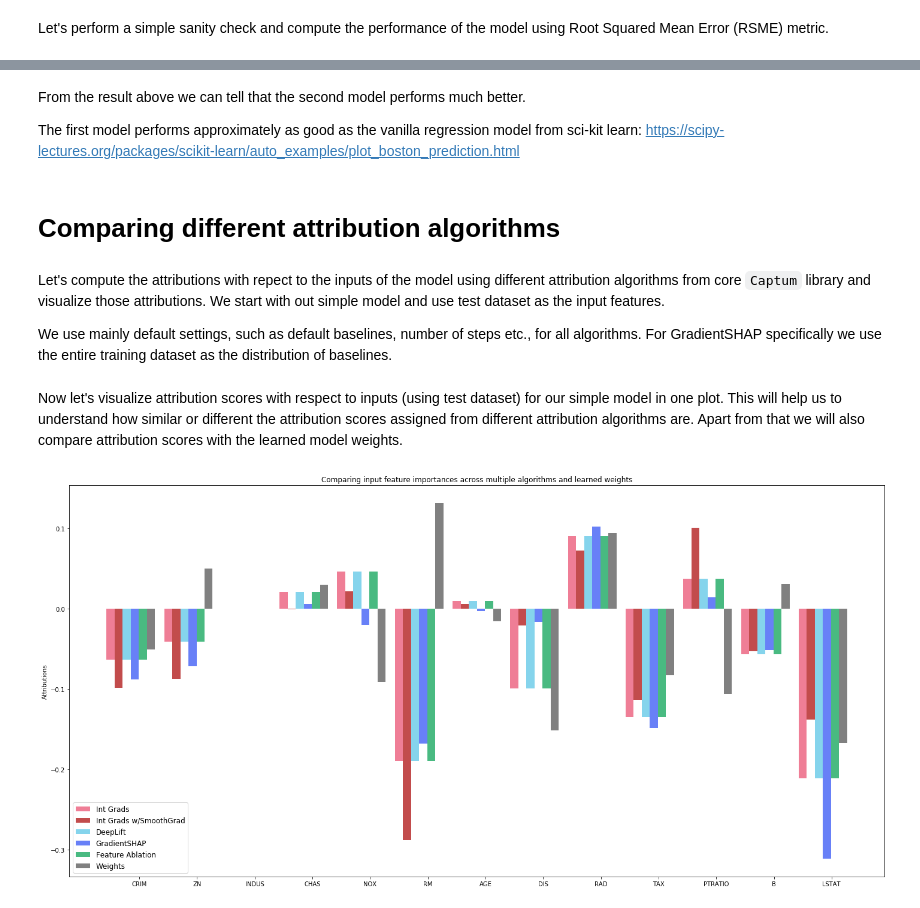
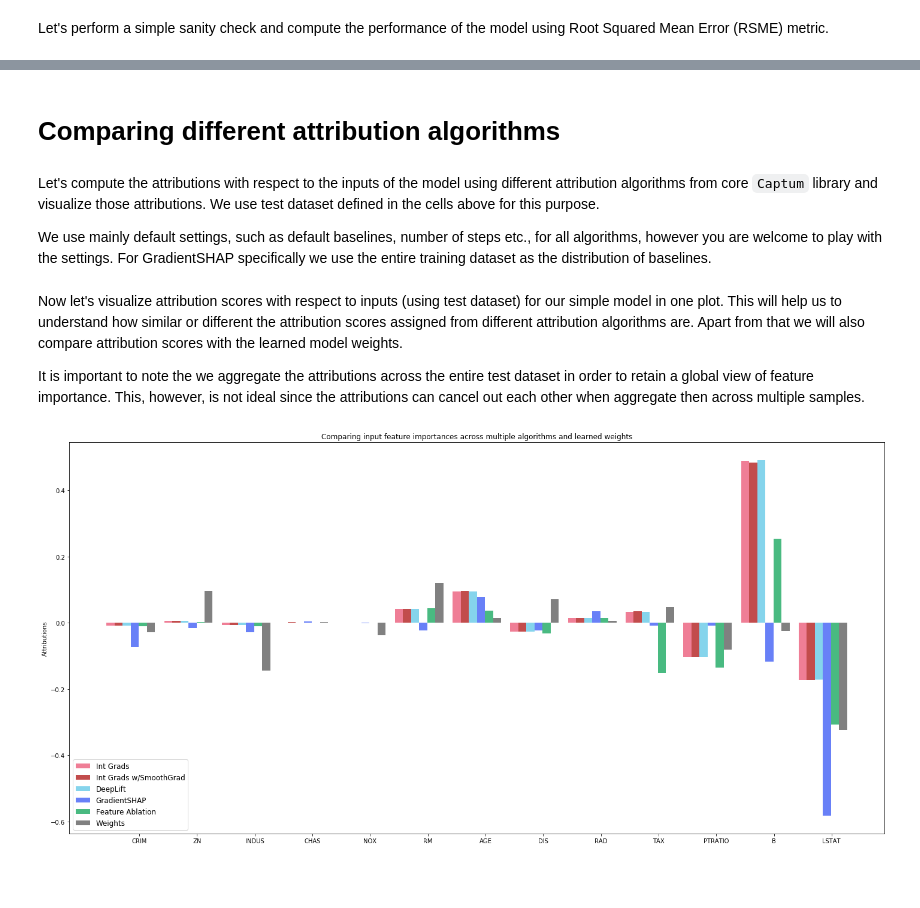
Before and after one commit to pytorch/captum, a Jupyter notebook: tutorials/House_Prices_Regression_Interpret.ipynb, the cells around one changed output, grey strips where cells are left out. Saved outputs shown, nothing was run; the diff lists cells and outputs as text; code cells hidden in the pictures; blank space fills up the shorter version.

```diff
--- a/tutorials/House_Prices_Regression_Interpret.ipynb
+++ b/tutorials/House_Prices_Regression_Interpret.ipynb
@@ -51,7 +42,7 @@ X_norm = scaler.transform(X)
 # %% [markdown]
 Let's use 70% of our data for training and the remaining 30% for testing.
 # %%
-X_train, X_test, y_train, y_test = train_test_split(X_norm, y, test_size=0.3, random_state=0)
+X_train, X_test, y_train, y_test = train_test_split(X, y, test_size=0.3, random_state=0)
 # %% [markdown]
 # Data Exploration
 # %% [markdown]
@@ -95,5 +90,8 @@ Defining default hyper parameters for the model.
 # %%
 batch_size = 50
 num_epochs = 200
-learning_rate = 0.01
-size_hidden= 50
+learning_rate = 0.0001
+size_hidden1 = 100
+size_hidden2 = 50
+size_hidden3 = 10
+size_hidden4 = 1
@@ -102,20 +100,15 @@ We will have two models. One is a simple linear model which is similar to linear
 # %%
-class BostonModelSimple(nn.Module):
-    def __init__(self):
-        super().__init__()
-        self.lin = nn.Linear(13, 1)
-
-    def forward(self, input):
-        return self.lin(input)
-
-
 class BostonModel(nn.Module):
     def __init__(self):
         super().__init__()
-        self.lin1 = nn.Linear(13, size_hidden)
-        self.relu = nn.ReLU()
-        self.lin2 = nn.Linear(size_hidden, 1)
+        self.lin1 = nn.Linear(13, size_hidden1)
+        self.relu1 = nn.ReLU()
+        self.lin2 = nn.Linear(size_hidden1, size_hidden2)
+        self.relu2 = nn.ReLU()
+        self.lin3 = nn.Linear(size_hidden2, size_hidden3)
+        self.relu3 = nn.ReLU()
+        self.lin4 = nn.Linear(size_hidden3, size_hidden4)
 
     def forward(self, input):
-        return self.lin2(self.relu(self.lin1(input)))
+        return self.lin4(self.relu3(self.lin3(self.relu2(self.lin2(self.relu1(self.lin1(input)))))))
 # %%
@@ -216,28 +184,25 @@ model err:  3.9368422
-# %% [markdown]
-From the result above we can tell that the second model performs much better.
-
-The first model performs approximately as good as the vanilla regression model from sci-kit learn:
-https://scipy-lectures.org/packages/scikit-learn/auto_examples/plot_boston_prediction.html
 # %% [markdown]
 # Comparing different attribution algorithms
 # %% [markdown]
-Let's compute the attributions with repect to the inputs of the model using different attribution algorithms from core `Captum` library and visualize those attributions. We start with out simple model and use test dataset as the input features.
+Let's compute the attributions with respect to the inputs of the model using different attribution algorithms from core `Captum` library and visualize those attributions. We use test dataset defined in the cells above for this purpose.
 
-We use mainly default settings, such as default baselines, number of steps etc., for all algorithms. For GradientSHAP specifically we use the entire training dataset as the distribution of baselines.
+We use mainly default settings, such as default baselines, number of steps etc., for all algorithms, however you are welcome to play with the settings. For GradientSHAP specifically we use the entire training dataset as the distribution of baselines.
 # %%
-ig = IntegratedGradients(model_smpl)
+ig = IntegratedGradients(model)
 ig_nt = NoiseTunnel(ig)
-dl = DeepLift(model_smpl)
-gs = GradientShap(model_smpl)
-fa = FeatureAblation(model_smpl)
+dl = DeepLift(model)
+gs = GradientShap(model)
+fa = FeatureAblation(model)
 
-ig_attr_test = ig.attribute(X_test)
+ig_attr_test = ig.attribute(X_test, n_steps=50)
 ig_nt_attr_test = ig_nt.attribute(X_test)
 dl_attr_test = dl.attribute(X_test)
 gs_attr_test = gs.attribute(X_test, X_train)
-fa_attr_test = fa.attribute(X_test
+fa_attr_test = fa.attribute(X_test)
 # %% [markdown]
 Now let's visualize attribution scores with respect to inputs (using test dataset) for our simple model in one plot. This will help us to understand how similar or different the attribution scores assigned from different attribution algorithms are. Apart from that we will also compare attribution scores with the learned model weights.
+
+It is important to note the we aggregate the attributions across the entire test dataset in order to retain a global view of feature importance. This, however, is not ideal since the attributions can cancel out each other when aggregate then across multiple samples.
 # %%
 # prepare attributions for visualization
 
@@ -259,37 +224,37 @@ gs_attr_test_norm_sum = gs_attr_test_sum / np.linalg.norm(gs_attr_test_sum, ord=
 fa_attr_test_sum = fa_attr_test.detach().numpy().sum(0)
 fa_attr_test_norm_sum = fa_attr_test_sum / np.linalg.norm(fa_attr_test_sum, ord=1)
 
-lin_weight = model_smpl.lin.weight[0].detach().numpy()
+lin_weight = model.lin1.weight[0].detach().numpy()
 y_axis_lin_weight = lin_weight / np.linalg.norm(lin_weight, ord=1)
 
 width = 0.14
 legends = ['Int Grads', 'Int Grads w/SmoothGrad','DeepLift', 'GradientSHAP', 'Feature Ablation', 'Weights']
 
 plt.figure(figsize=(20, 10))
 
 ax = plt.subplot()
 ax.set_title('Comparing input feature importances across multiple algorithms and learned weights')
 ax.set_ylabel('Attributions')
 
 FONT_SIZE = 16
 plt.rc('font', size=FONT_SIZE)            # fontsize of the text sizes
 plt.rc('axes', titlesize=FONT_SIZE)       # fontsize of the axes title
 plt.rc('axes', labelsize=FONT_SIZE)       # fontsize of the x and y labels
 plt.rc('legend', fontsize=FONT_SIZE - 4)  # fontsize of the legend
 
 ax.bar(x_axis_data, ig_attr_test_norm_sum, width, align='center', alpha=0.8, color='#eb5e7c')
 ax.bar(x_axis_data + width, ig_nt_attr_test_norm_sum, width, align='center', alpha=0.7, color='#A90000')
 ax.bar(x_axis_data + 2 * width, dl_attr_test_norm_sum, width, align='center', alpha=0.6, color='#34b8e0')
 ax.bar(x_axis_data + 3 * width, gs_attr_test_norm_sum, width, align='center',  alpha=0.8, color='#4260f5')
 ax.bar(x_axis_data + 4 * width, fa_attr_test_norm_sum, width, align='center', alpha=1.0, color='#49ba81')
 ax.bar(x_axis_data + 5 * width, y_axis_lin_weight, width, align='center', alpha=1.0, color='grey')
 ax.autoscale_view()
 plt.tight_layout()
 
 ax.set_xticks(x_axis_data + 0.5)
 ax.set_xticklabels(x_axis_data_labels)
 
 plt.legend(legends, loc=3)
 plt.show()
 # %% [output]
-[figure, old version]
+[figure, new version]
```
Also changed, not shown: parts of 28 cells of this notebook, 2 other files.
